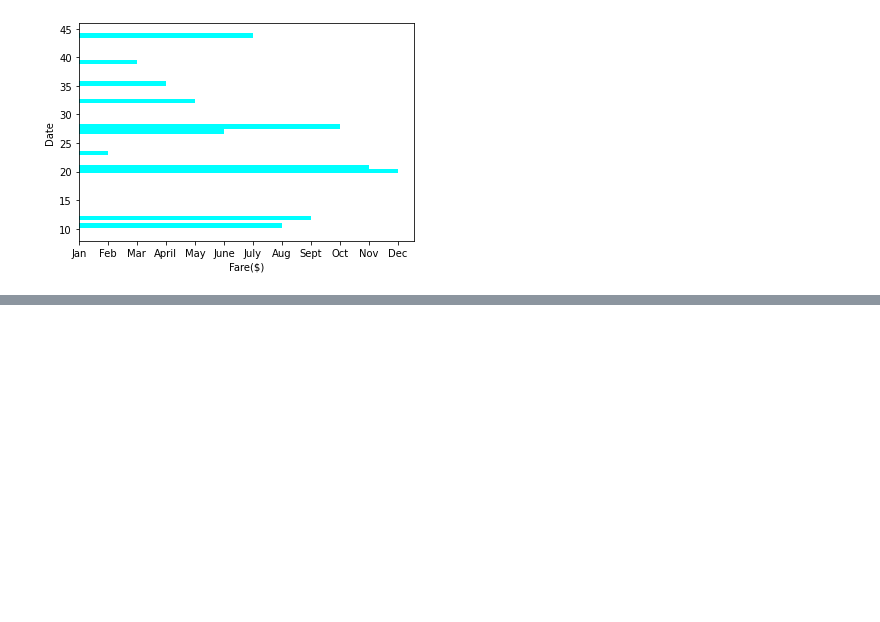
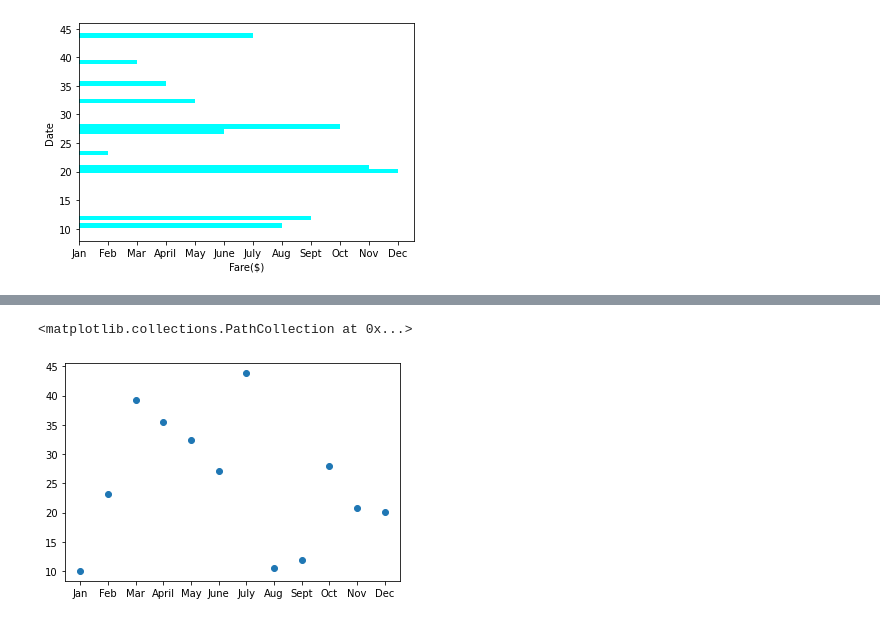
Before and after one commit to Gkmb2390/PyBer_Analysis, a Jupyter notebook: Matplotlib_practice.ipynb, the cells around one changed output, grey strips where cells are left out. Drawn from its saved outputs; the diff is of its cells as text; code cells hidden in the pictures; blank space fills up the shorter version.

```diff
--- a/Matplotlib_practice.ipynb
+++ b/Matplotlib_practice.ipynb
@@ -187,0 +201,5 @@ Text(0, 0.5, 'Date')
+# %%
+plt.scatter(x_axis, y_axis)
+# %% [output]
+<matplotlib.collections.PathCollection at 0x...>
+[figure, added]
```
Also changed, not shown: parts of 37 cells of this notebook, 6 other files.
